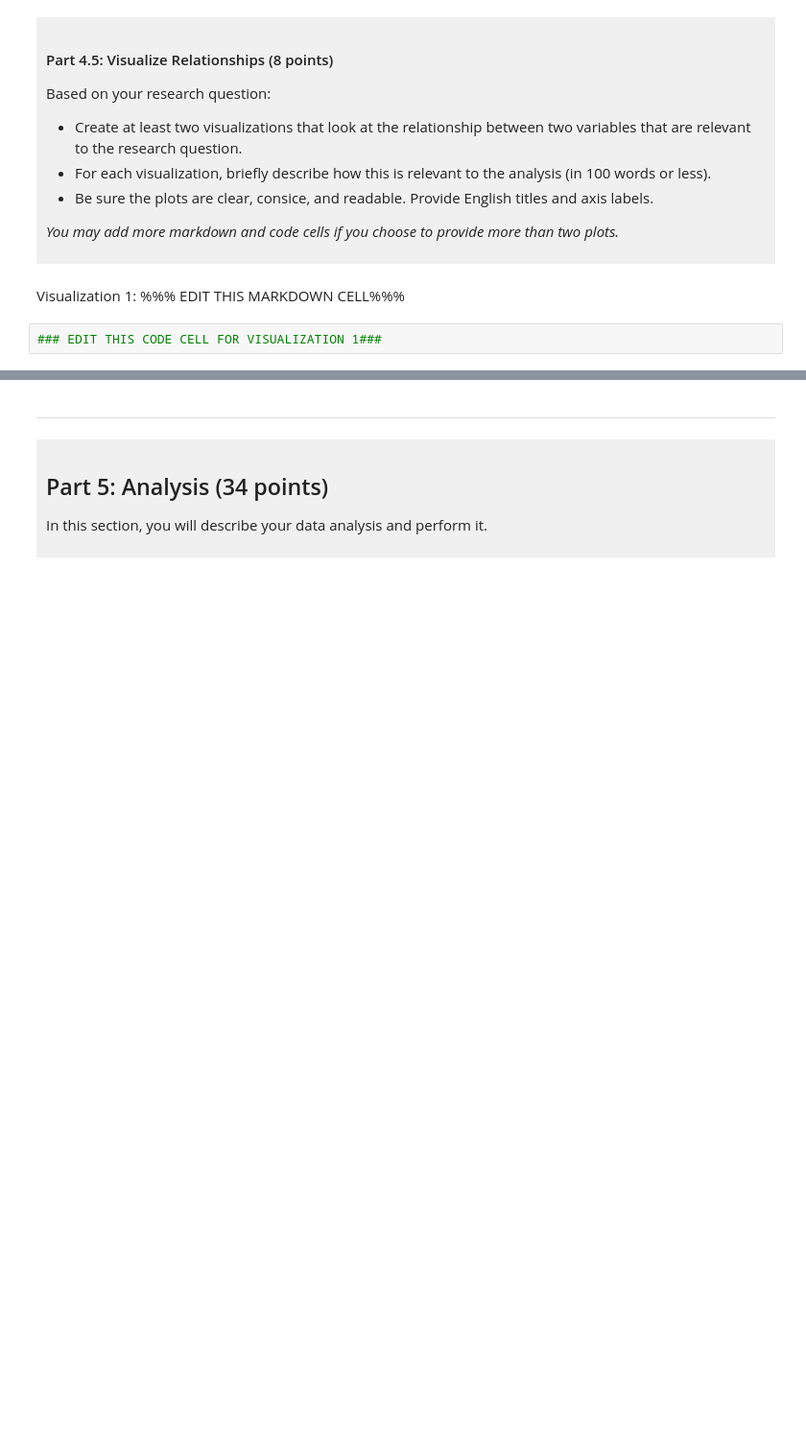
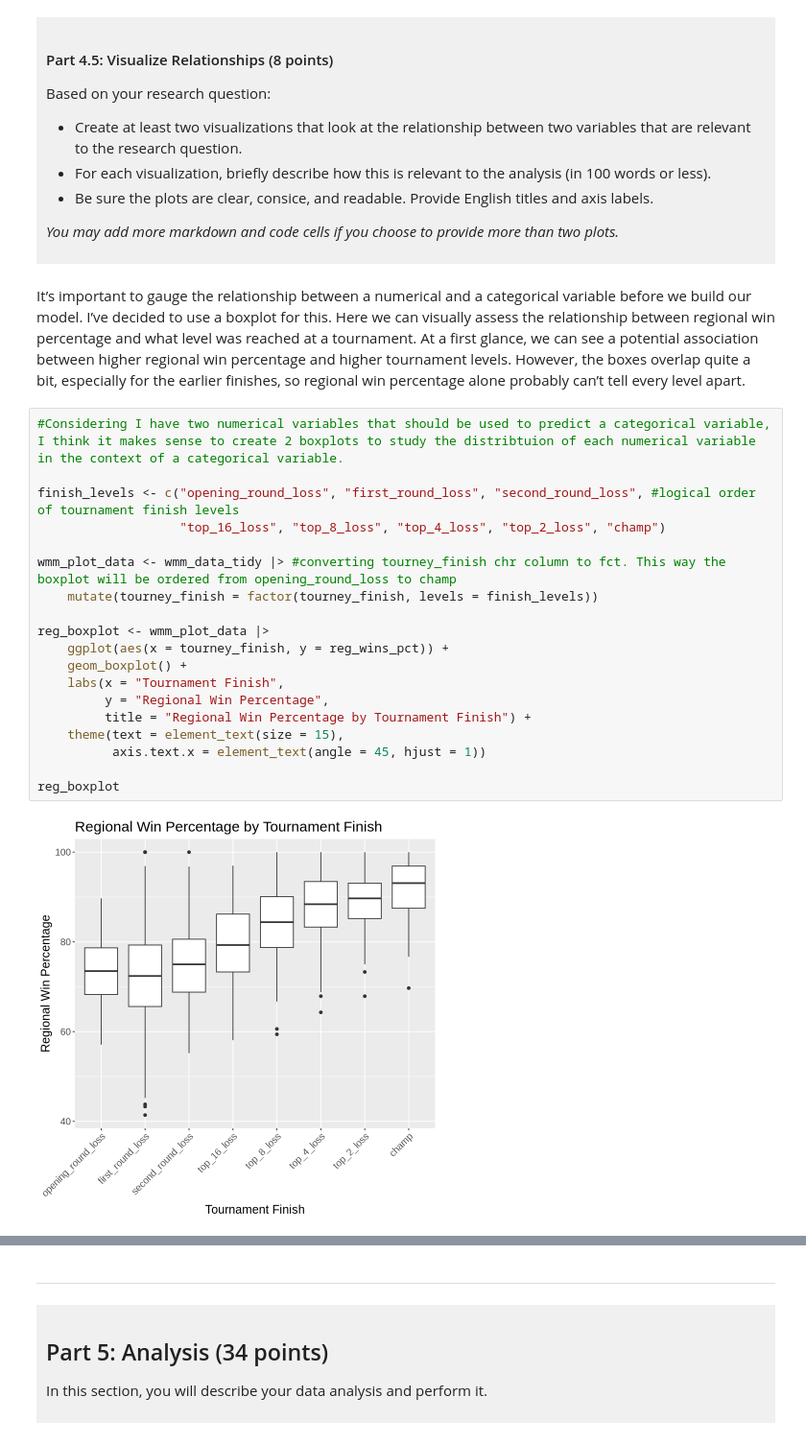
Before and after one commit to RatsRule/dsci-100-project-maxim-egoshin, a Jupyter notebook: dsci-100-project-notebook.ipynb, the cells around one changed output, grey strips where cells are left out. Shown at 96% size. Cells and saved outputs as stored; diff of their text form; blank space fills up the shorter version.

```diff
--- a/dsci-100-project-notebook.ipynb
+++ b/dsci-100-project-notebook.ipynb
@@ -317,7 +383,26 @@ Based on your research question:
 *You may add more markdown and code cells if you choose to provide more than two plots.*
 </div>
 # %% [markdown]
-Visualization 1: %%% EDIT THIS MARKDOWN CELL%%%
+It’s important to gauge the relationship between a numerical and a categorical variable before we build our model. I’ve decided to use a boxplot for this. Here we can visually assess the relationship between regional win percentage and what level was reached at a tournament. At a first glance, we can see a potential association between higher regional win percentage and higher tournament levels. However, the boxes overlap quite a bit, especially for the earlier finishes, so regional win percentage alone probably can’t tell every level apart.
 # %%
-### EDIT THIS CODE CELL FOR VISUALIZATION 1###
+#Considering I have two numerical variables that should be used to predict a categorical variable, I think it makes sense to create 2 boxplots to study the distribtuion of each numerical variable in the context of a categorical variable.
+
+finish_levels <- c("opening_round_loss", "first_round_loss", "second_round_loss", #logical order of tournament finish levels
+                   "top_16_loss", "top_8_loss", "top_4_loss", "top_2_loss", "champ")
+
+wmm_plot_data <- wmm_data_tidy |> #converting tourney_finish chr column to fct. This way the boxplot will be ordered from opening_round_loss to champ
+    mutate(tourney_finish = factor(tourney_finish, levels = finish_levels))
+
+reg_boxplot <- wmm_plot_data |>
+    ggplot(aes(x = tourney_finish, y = reg_wins_pct)) +
+    geom_boxplot() +
+    labs(x = "Tournament Finish",
+         y = "Regional Win Percentage",
+         title = "Regional Win Percentage by Tournament Finish") +
+    theme(text = element_text(size = 15),
+          axis.text.x = element_text(angle = 45, hjust = 1))
+
+reg_boxplot
+# %% [output]
+[figure, added]
 # %% [markdown]
```
Also changed, not shown: parts of 8 cells of this notebook.
